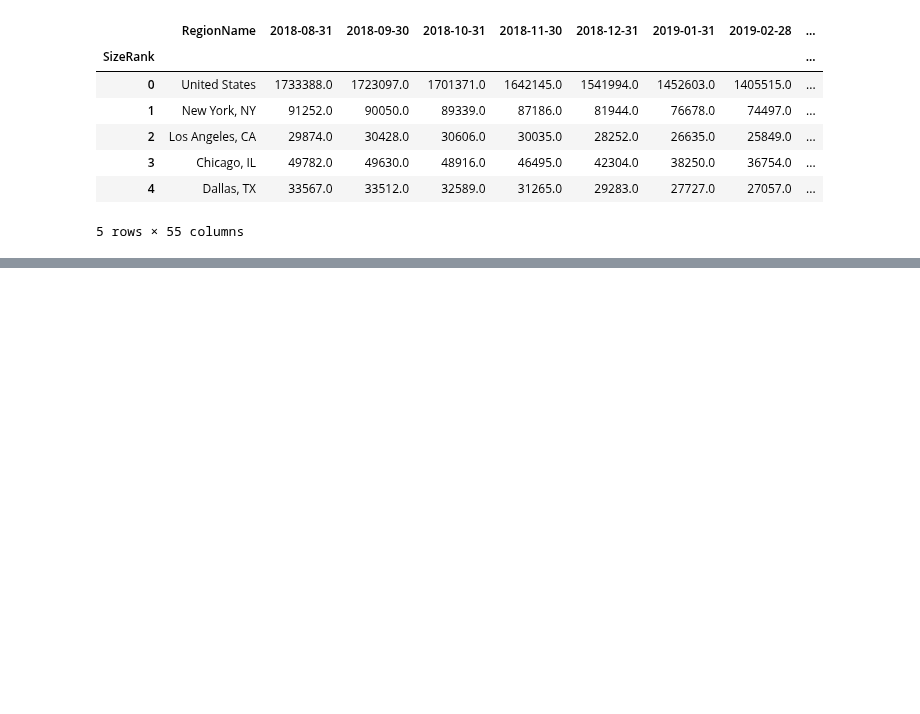
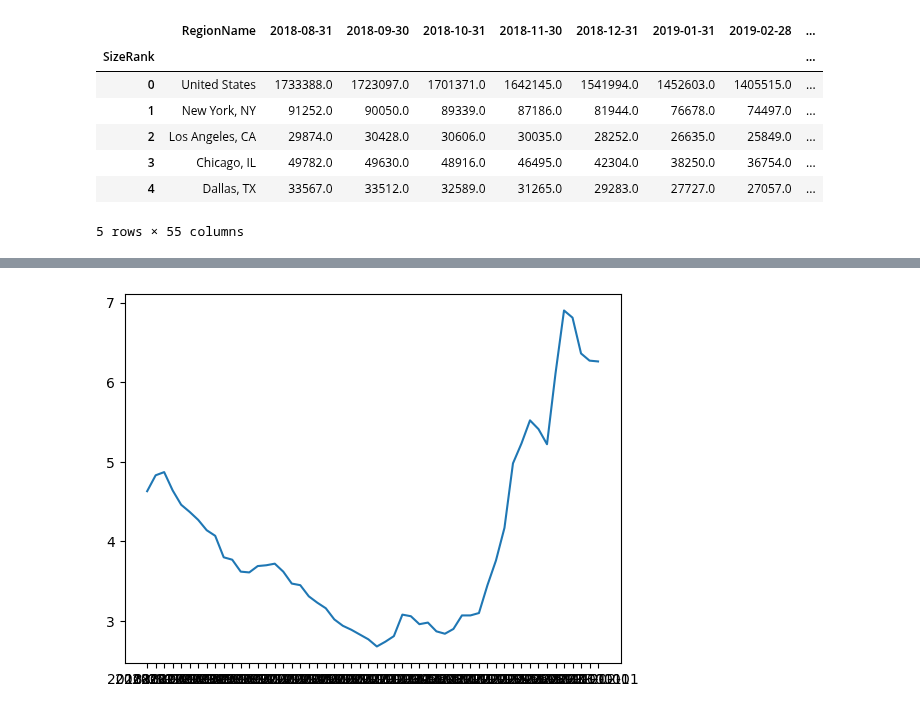
Before and after one commit to ceramicbull/Project-1-Repo, a Jupyter notebook: bens_analysis/For Sale Inventory.ipynb, the cells around one changed output, grey strips where cells are left out. Saved outputs shown, nothing was run; the diff lists cells and outputs as text; code cells hidden in the pictures; blank space fills up the shorter version.

```diff
--- a/bens_analysis/For Sale Inventory.ipynb
+++ b/bens_analysis/For Sale Inventory.ipynb
@@ -51,0 +140,4 @@ bc_top_25_inventory.to_csv(f"Top 25 For Sale Inventory.csv")
+# %%
+mort_plt=plt.plot(mort_df.loc["30-Yr Mortgage Rate"])
+# %% [output]
+[figure, added]
```
Also changed, not shown: parts of 11 cells of this notebook, 2 other files.
